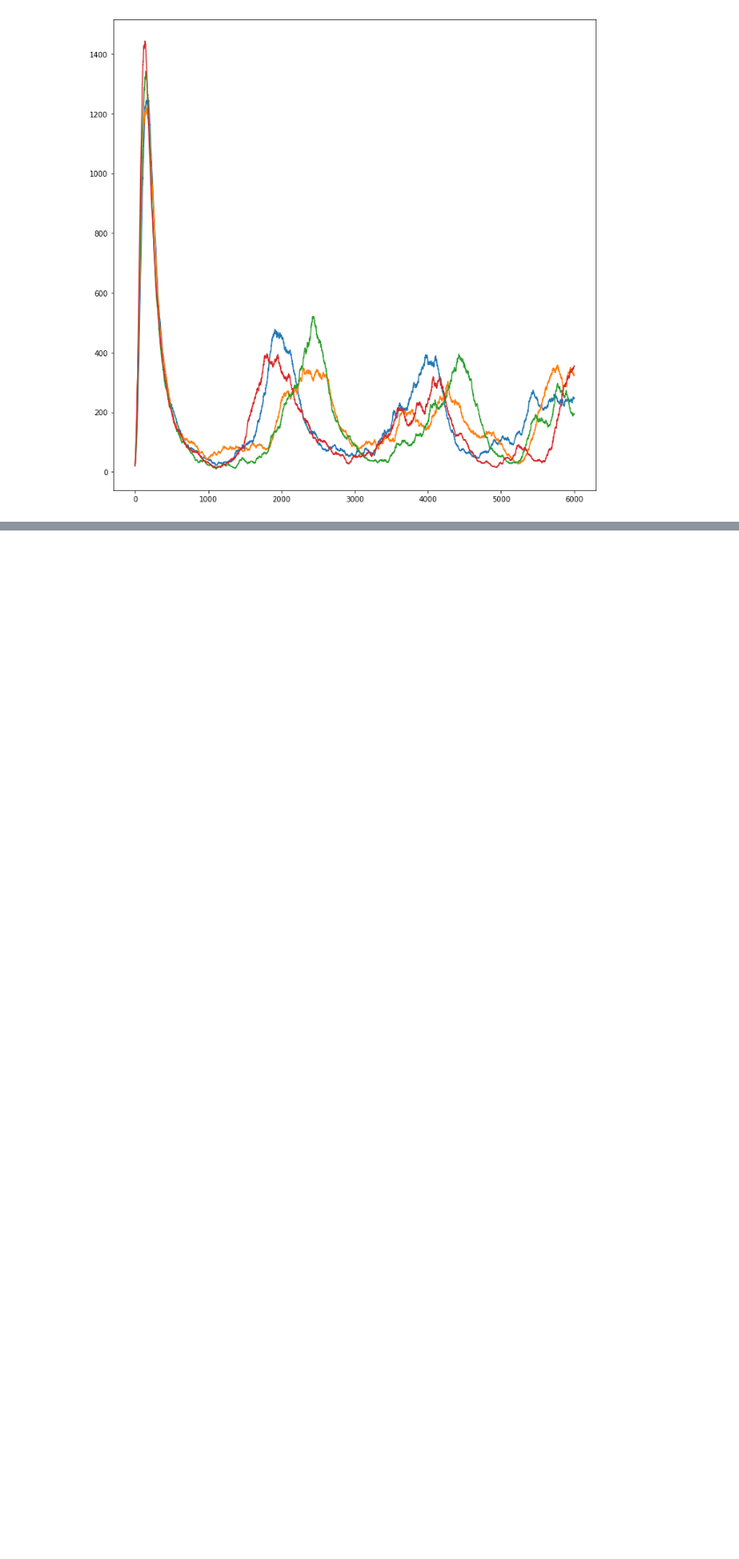
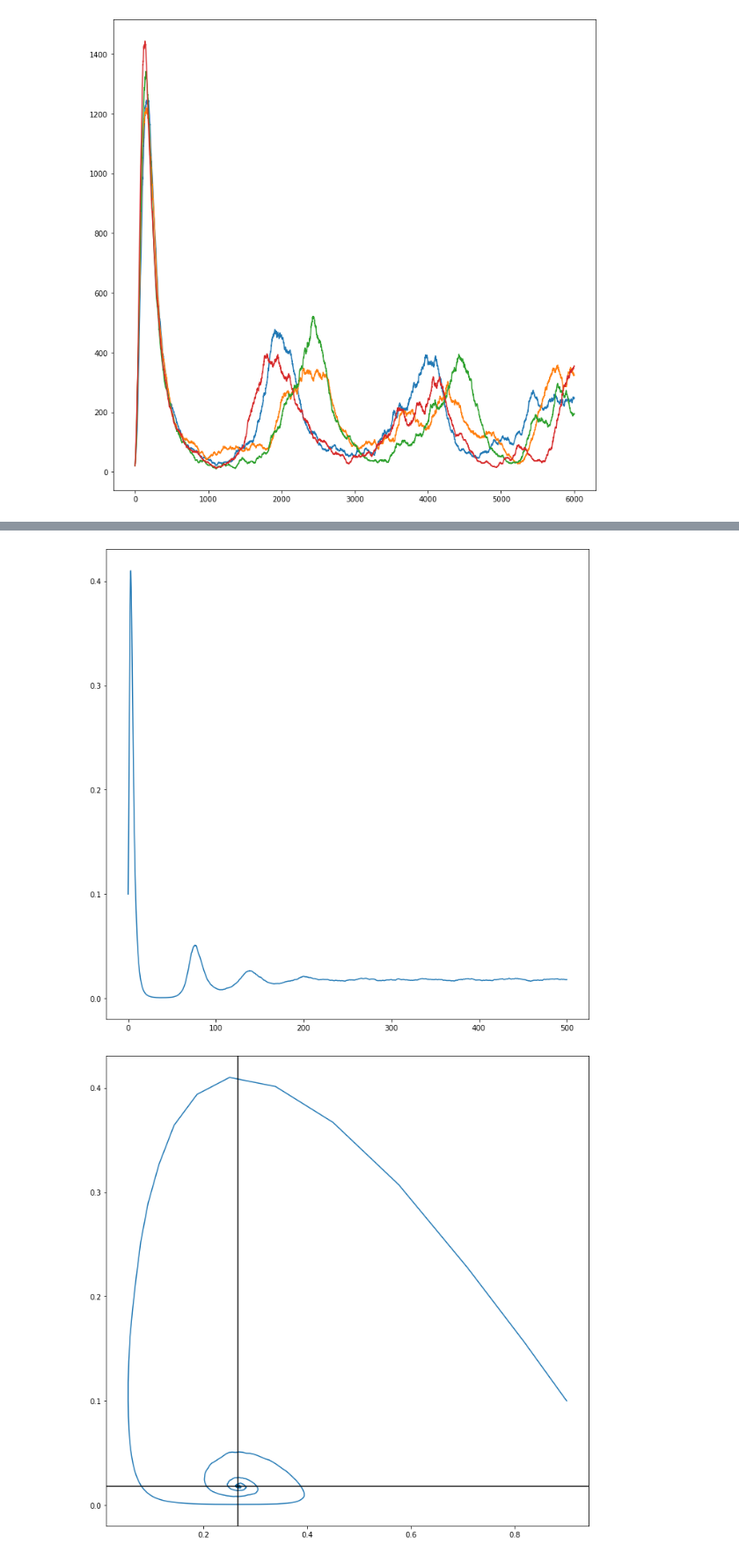
Before and after one commit to RenardDesNeiges/EpidemicsSimulator, a Jupyter notebook: dynamics_epidemics.ipynb, the cells around one changed output, grey strips where cells are left out. Shown at 88% size. Saved outputs shown, nothing was run; the diff lists cells and outputs as text; code cells hidden in the pictures; blank space fills up the shorter version.

```diff
--- a/dynamics_epidemics.ipynb
+++ b/dynamics_epidemics.ipynb
@@ -58,0 +130,27 @@ plt.show()
+# %%
+alpha = 1.5
+beta = 0.4
+gamma = 0.01
+sigma = 10
+def stoch_sirs_wrapper(t,y):
+   s = y[0]
+   i = y[1]
+   _ = t
+   ds,di = stoch_sirs_wrapper(s,i,alpha,beta,gamma,sigma)
+   return np.array([ds,di])
+
+tmax = 500
+
+sol = solve_ivp(sirs_wrapper, [0, tmax], [0.9,0.1],dense_output=True)
+
+t = np.linspace(0, tmax, 1000)
+z = sol.sol(t)
+plt.plot(t,z[1,:])
+plt.show()
+plt.plot(z[0,:],z[1,:])
+plt.axvline(x=beta/alpha,color='k')
+plt.axhline(y=gamma*(1-beta/alpha)/(gamma+beta),color='k')
+plt.show()
+# %% [output]
+[figure, added]
+[figure, added]
```
Also changed, not shown: parts of 8 cells of this notebook, 1 other file.
